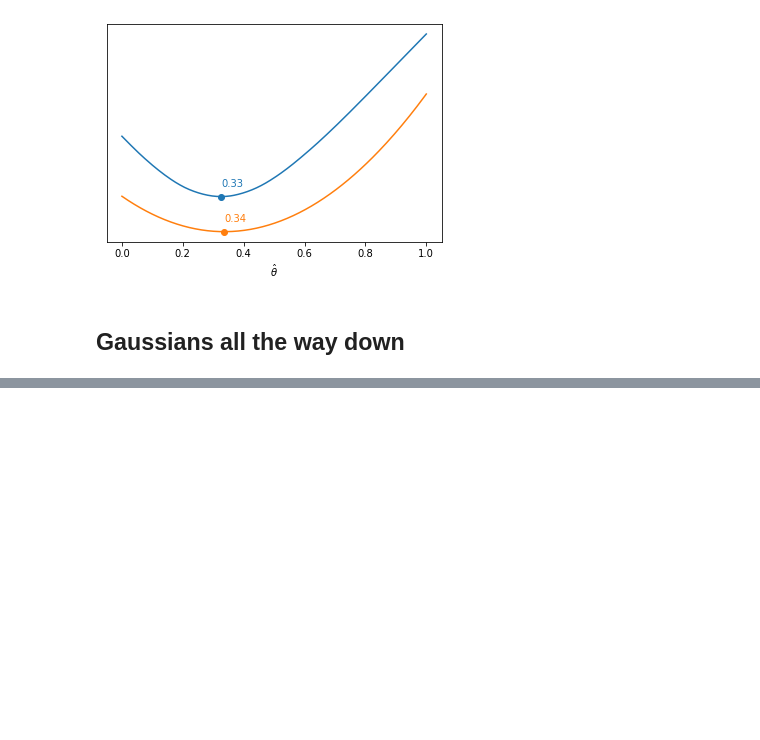
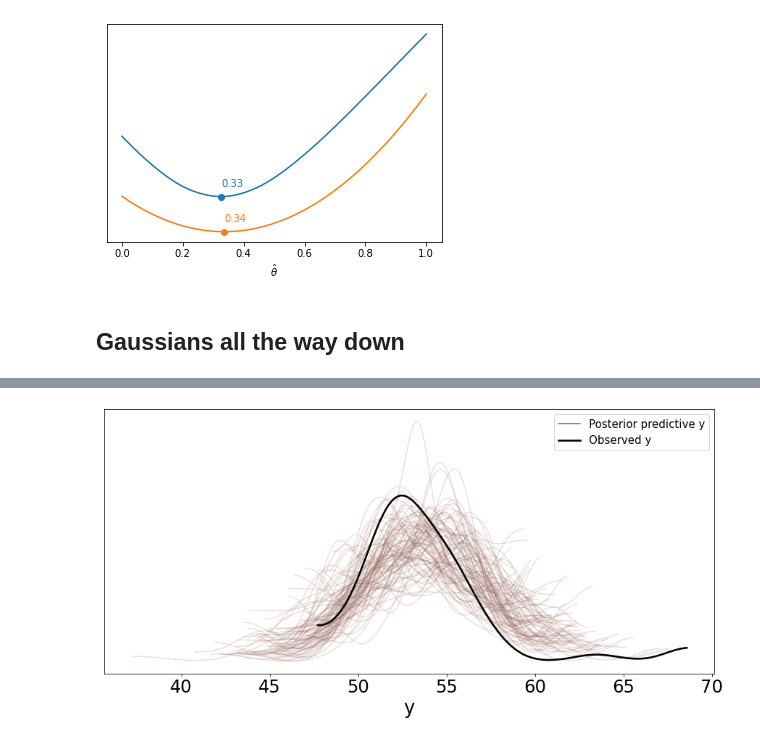
Before and after one commit to jhrcook/bayesian-analysis-with-python_e2, a Jupyter notebook: 02_programming-probabilistically.ipynb, the cells around one changed output, grey strips where cells are left out. Saved outputs shown, nothing was run; the diff lists cells and outputs as text; code cells hidden in the pictures; blank space fills up the shorter version.

```diff
--- a/02_programming-probabilistically.ipynb
+++ b/02_programming-probabilistically.ipynb
@@ -158,0 +233,2 @@ for lossf, c in zip([lossf_a, lossf_b], ['C0', 'C1']):
+# %%
+y_pred_g = pm.sample_posterior_predictive(trace_g, 100, model_g)
@@ -158,0 +237,6 @@ for lossf, c in zip([lossf_a, lossf_b], ['C0', 'C1']):
+# %%
+data_ppc = az.from_pymc3(trace=trace_g, model=model_g, posterior_predictive=y_pred_g)
+ax = az.plot_ppc(data_ppc, figsize=(12, 6), mean=False)
+plt.legend(fontsize=15)
+plt.show()
+# %% [output]
@@ -158,0 +244 @@ for lossf, c in zip([lossf_a, lossf_b], ['C0', 'C1']):
+[figure, added]
```
Also changed, not shown: parts of 49 cells of this notebook, 14 other files.
